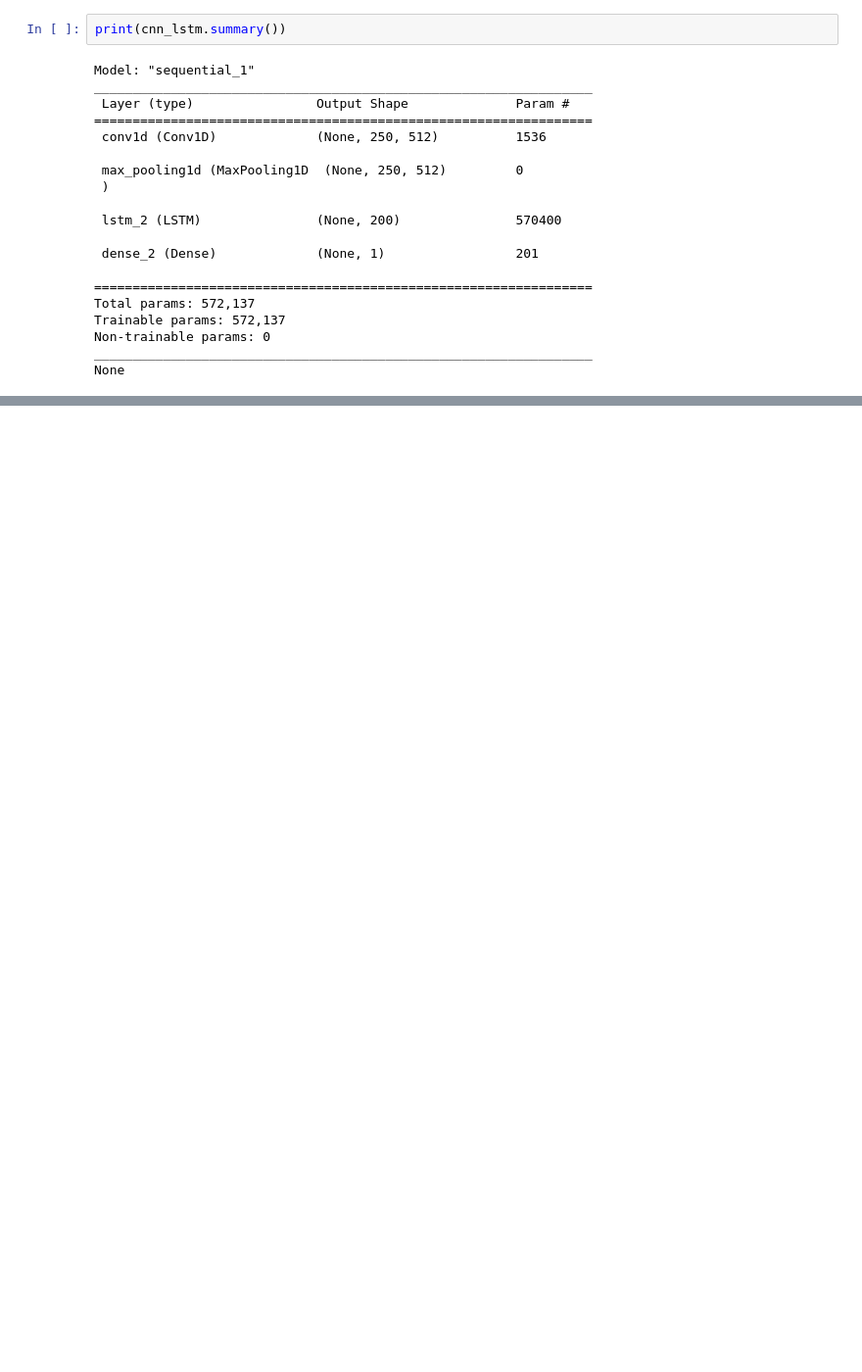
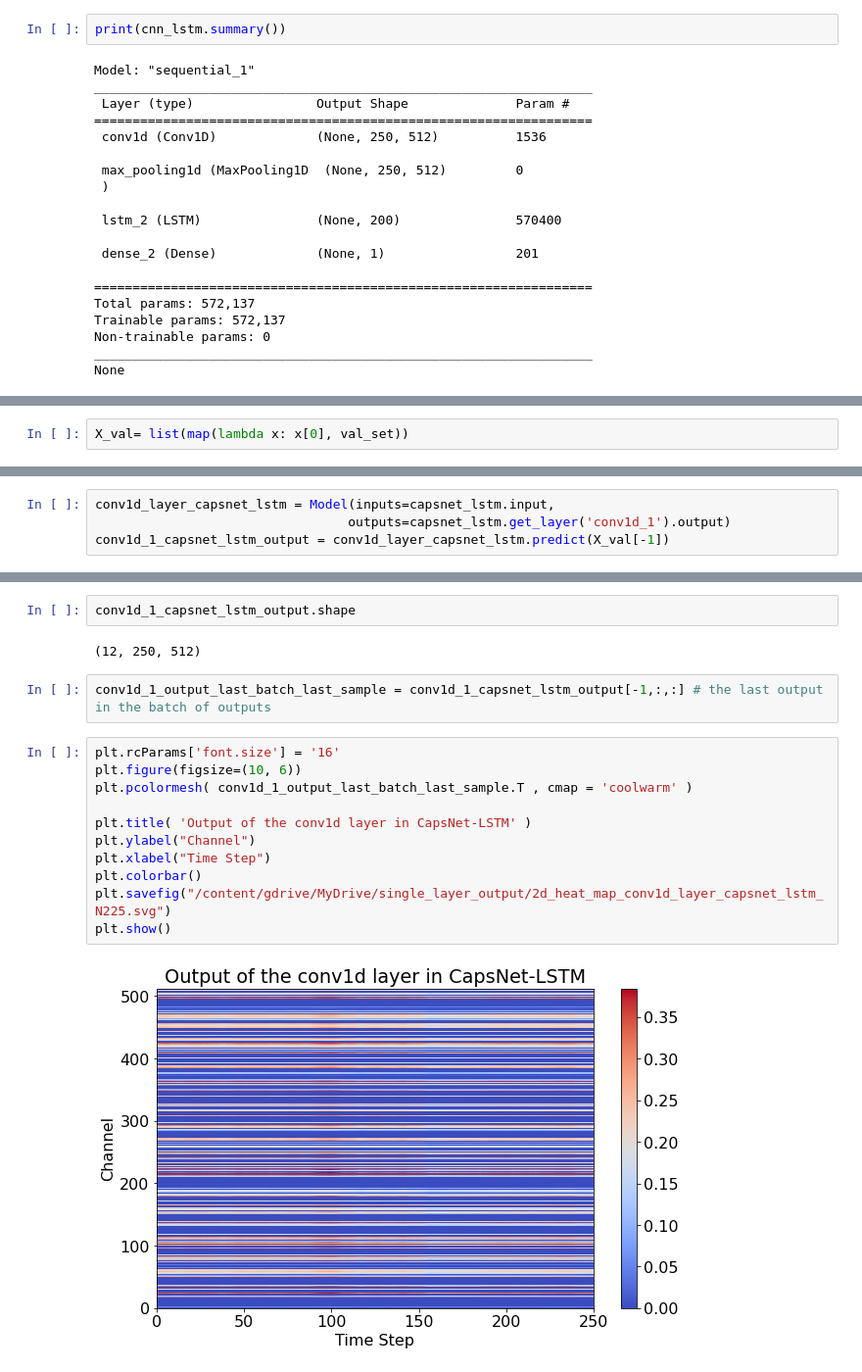
Before and after one commit to Zhang-Cheng-76200/Multistep-forecasting-CapsNet-LSTM, a Jupyter notebook: CapsNet_LSTM_Nikkei225.ipynb, the cells around one changed output, grey strips where cells are left out. Shown at 98% size. Cells and saved outputs as stored; diff of their text form; blank space fills up the shorter version.

Commit message:
Experiment 34 with heatmaps

```diff
--- a/CapsNet_LSTM_Nikkei225.ipynb
+++ b/CapsNet_LSTM_Nikkei225.ipynb
@@ -671,0 +676,2 @@ print(mape_cnn_lstm)
+# %%
+X_val= list(map(lambda x: x[0], val_set))
@@ -671,0 +708,4 @@ print(mape_cnn_lstm)
+# %%
+conv1d_layer_capsnet_lstm = Model(inputs=capsnet_lstm.input,
+                                 outputs=capsnet_lstm.get_layer('conv1d_1').output)
+conv1d_1_capsnet_lstm_output = conv1d_layer_capsnet_lstm.predict(X_val[-1])
@@ -671,0 +714,19 @@ print(mape_cnn_lstm)
+# %%
+conv1d_1_capsnet_lstm_output.shape
+# %% [output]
+(12, 250, 512)
+# %%
+conv1d_1_output_last_batch_last_sample = conv1d_1_capsnet_lstm_output[-1,:,:] # the last output in the batch of outputs
+# %%
+plt.rcParams['font.size'] = '16'
+plt.figure(figsize=(10, 6))
+plt.pcolormesh( conv1d_1_output_last_batch_last_sample.T , cmap = 'coolwarm' )
+
+plt.title( 'Output of the conv1d layer in CapsNet-LSTM' )
+plt.ylabel("Channel")
+plt.xlabel("Time Step")
+plt.colorbar()
+plt.savefig("/content/gdrive/MyDrive/single_layer_output/2d_heat_map_conv1d_layer_capsnet_lstm_N225.svg")
+plt.show()
+# %% [output]
+[figure, added]
```
Also changed, not shown: parts of 45 cells of this notebook.
